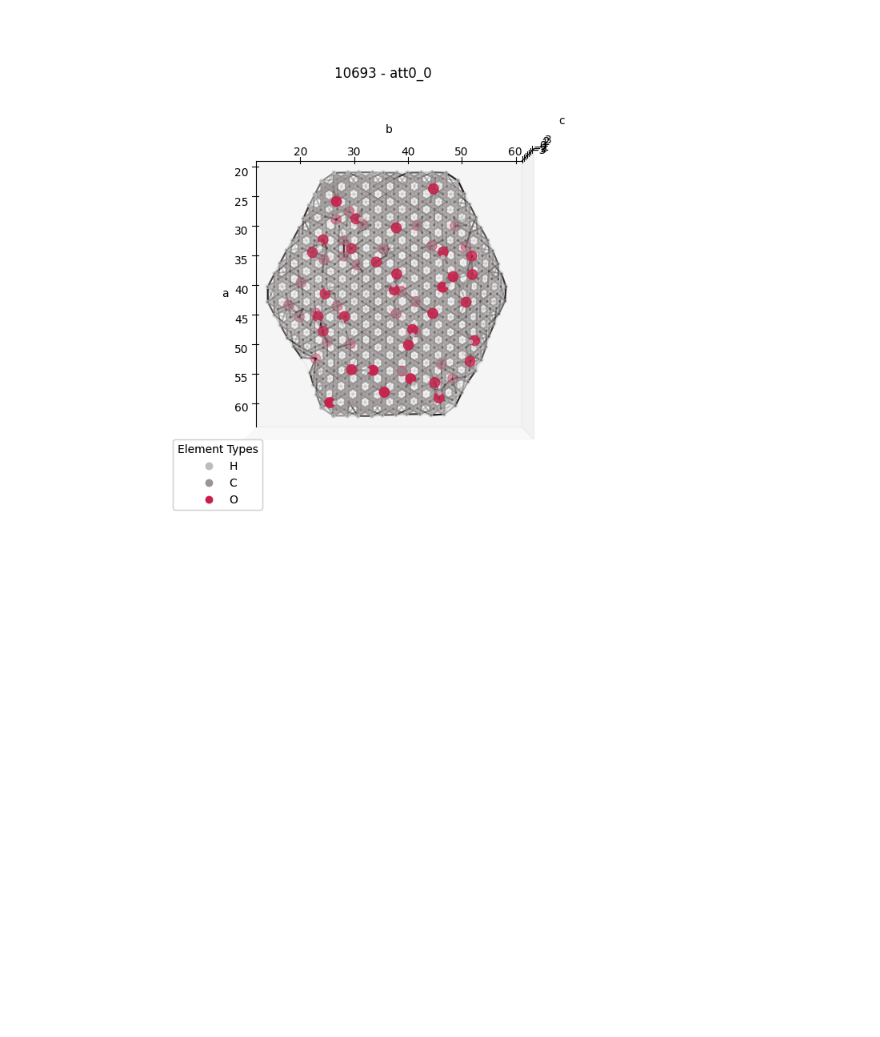
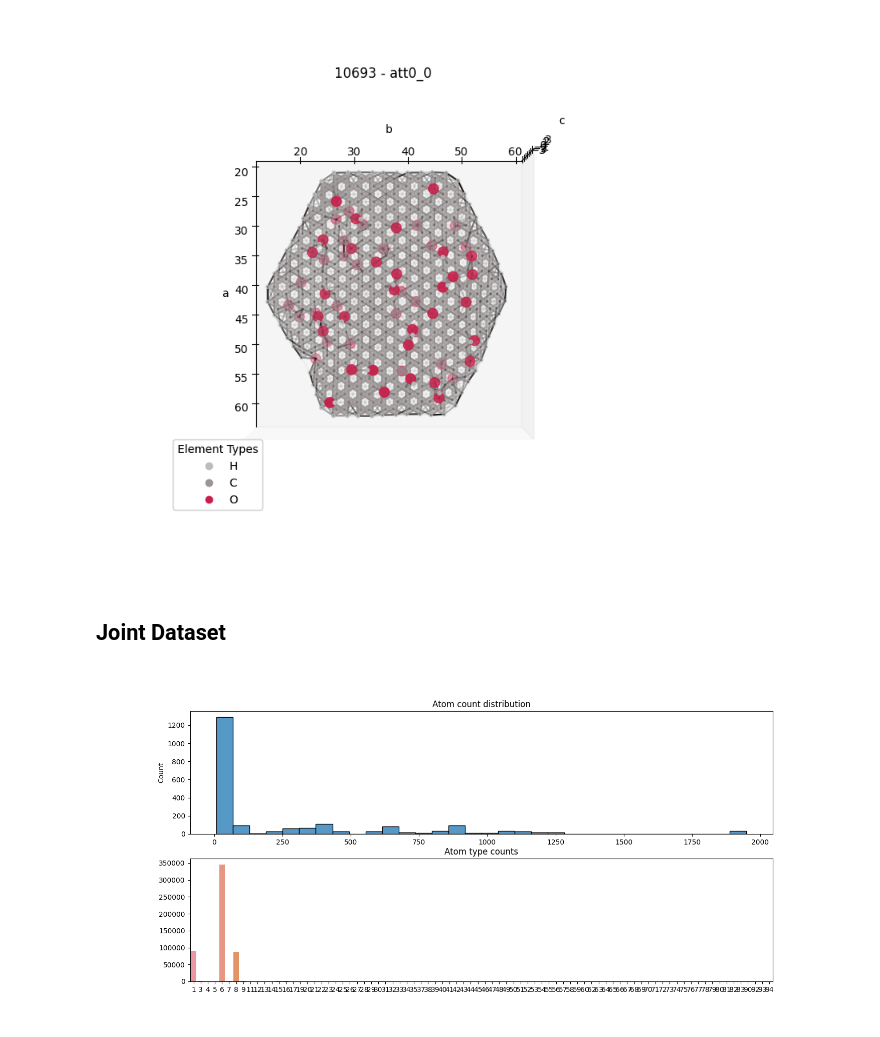
Before and after one commit to Curtaz/MaMoMo, a Jupyter notebook: node_prediction.ipynb, the cells around one changed output. Cells and saved outputs as stored; diff of their text form; code cells hidden in the pictures; blank space fills up the shorter version.

```diff
--- a/node_prediction.ipynb
+++ b/node_prediction.ipynb
@@ -566,3 +588,27 @@ else:
 # %% [output]
 HBox(children=(Button(description='<', style=ButtonStyle()), Dropdown(options=('att0_0', 'att0_1', 'att0_2', '…
 [figure]
+# %% [markdown]
+## Joint Dataset
+# %%
+with open('/home/tomcort/data/joint_splits.json') as f:
+    splits = json.load(f)
+
+graphs,target_dict = dgl.load_graphs('/home/tomcort/data/joint_graphs.bin',idx_list=splits['test'])
+dataset = MyDataset(graphs)
+graphs_ids = target_dict['graphs_ids'][splits['test']]
+model_joint = PLEGATNodePredictor.load_from_checkpoint('/home/tomcort/MaMoMo/models/2-Joint/model.ckpt')
+# %%
+node_types = np.concatenate([g.ndata['node_type'] for g in graphs])
+num_nodes = np.array([g.num_nodes() for g in graphs])
+unique_node_types,counts = np.unique(node_types,return_counts=True)
+# %%
+fig,(ax1,ax2) = plt.subplots(2,1)
+fig.set_size_inches(15,7)
+ax1.title.set_text('Atom count distribution')
+sns.histplot(num_nodes,ax=ax1)
+ax2.title.set_text('Atom type counts')
+sns.barplot(x=unique_node_types,y=counts,ax=ax2)
+plt.show()
+# %% [output]
+[figure, added]
```
Also changed, not shown: parts of 17 cells of this notebook, 4 other files.
